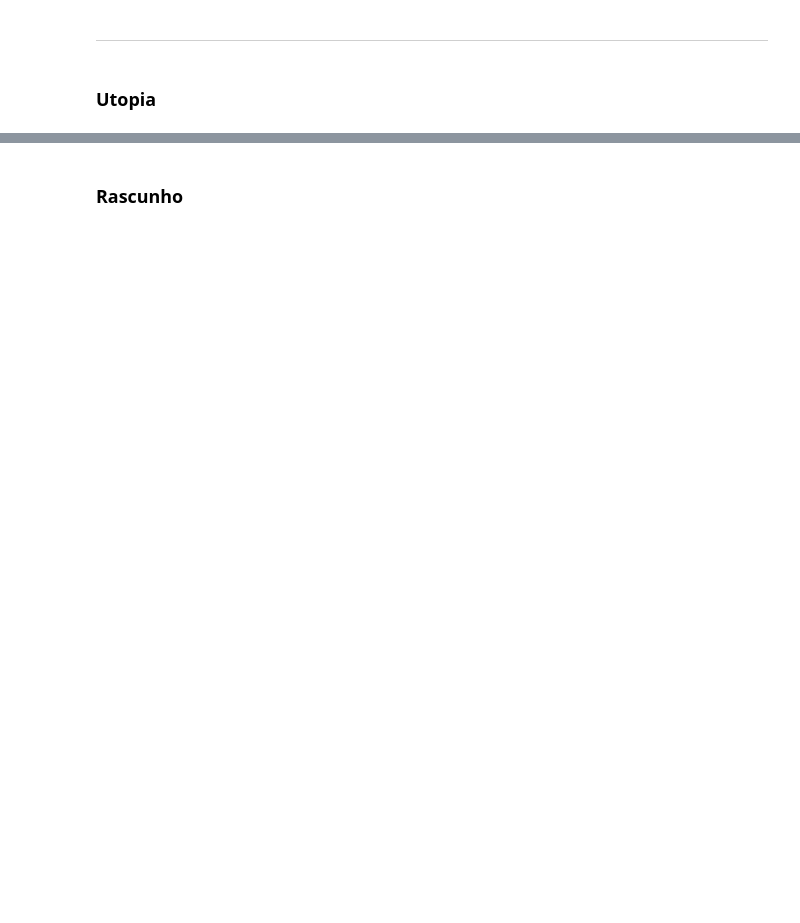
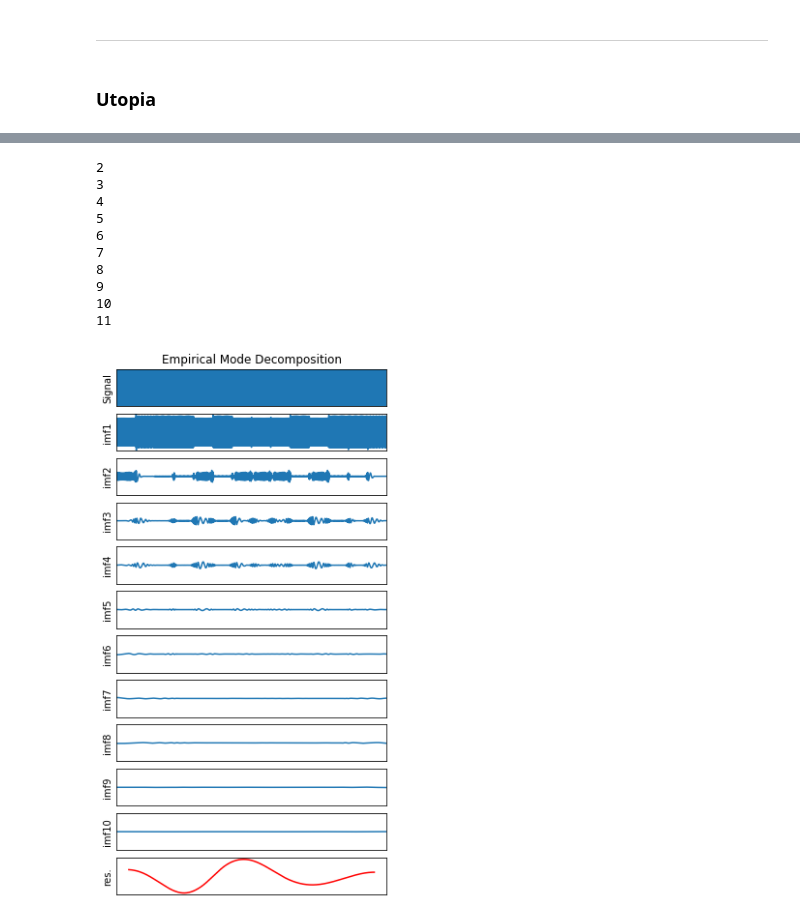
Before and after one commit to fernandascovino/FGV_Numerical_Analysis, a Jupyter notebook: project/Huang_Hilbert_transform_project4.ipynb, the cells around one changed output, grey strips where cells are left out. Cells and saved outputs as stored; diff of their text form; code cells hidden in the pictures; blank space fills up the shorter version.

```diff
--- a/project/Huang_Hilbert_transform_project4.ipynb
+++ b/project/Huang_Hilbert_transform_project4.ipynb
@@ -379,7 +493,17 @@ imfs = decomposer.decompose()
 # %%
 from pylab import rcParams
 rcParams['figure.figsize'] = 5, 10
 
-plot_imfs(teste, imfs)
+plot_imfs(x, imfs)
+# %% [output]
+2
+3
+4
+5
+6
+7
+8
+9
+10
+11
+[figure, added]
-# %% [markdown]
-### Rascunho
```
Also changed, not shown: parts of 29 cells of this notebook, 1 other file.
